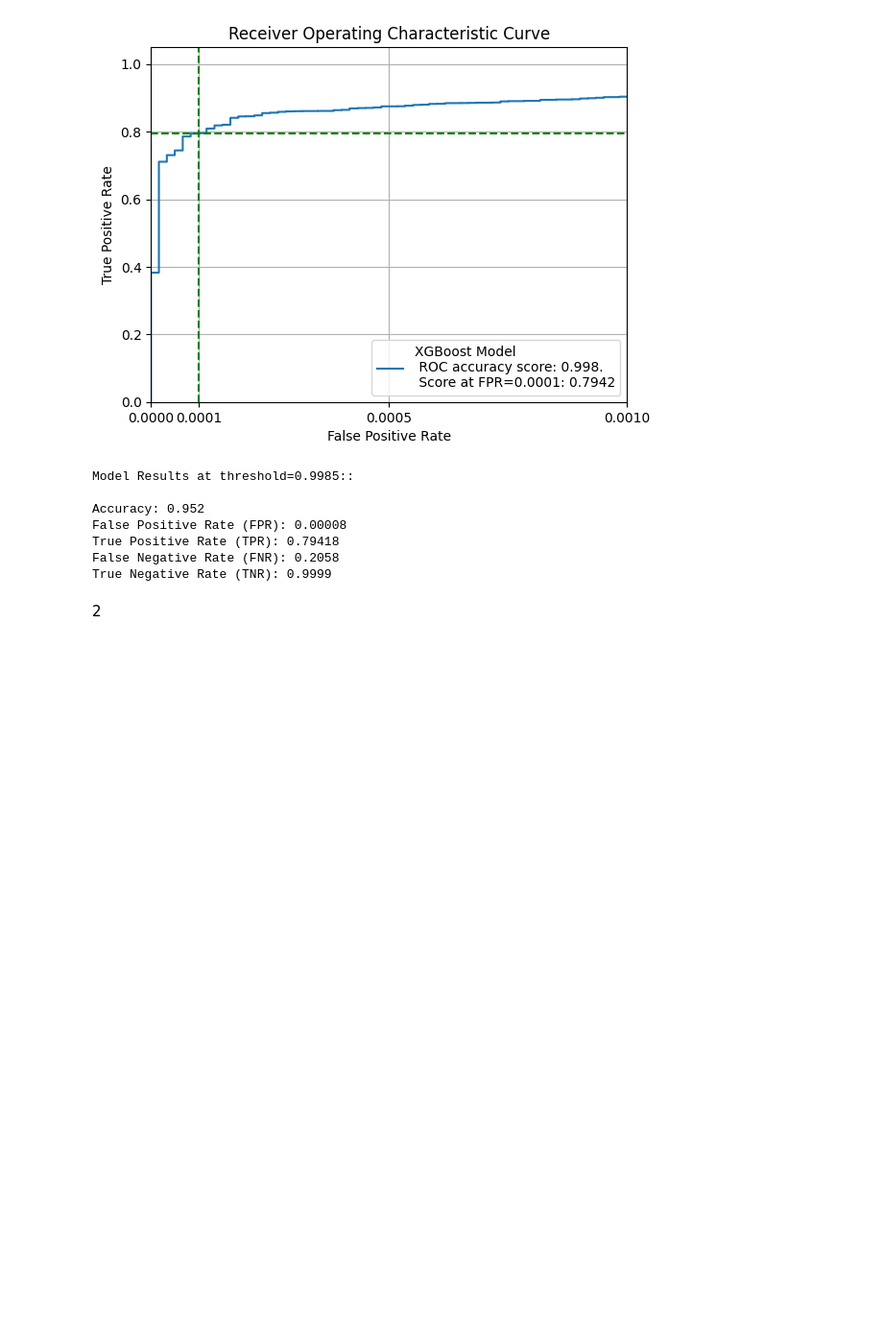
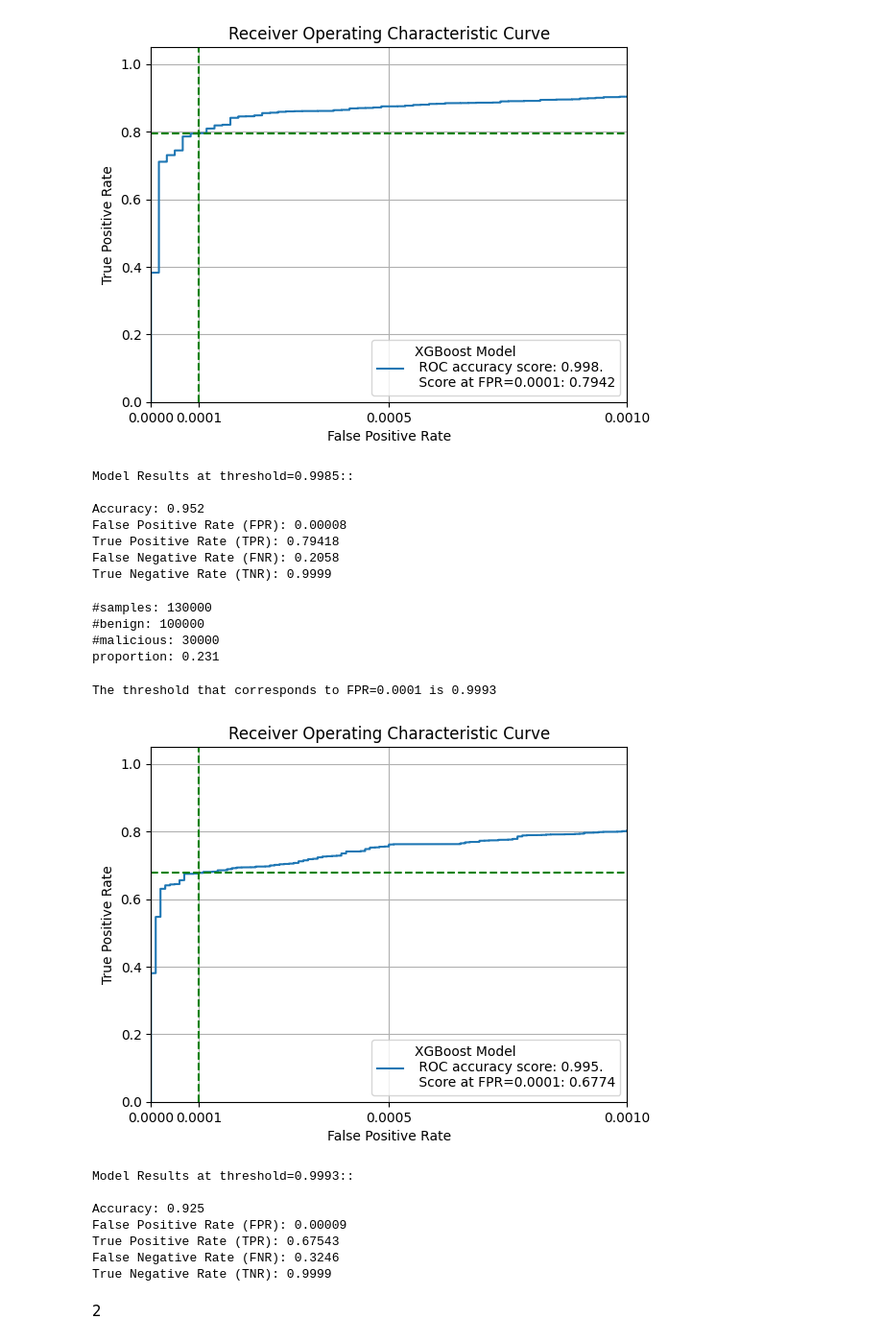
Before and after one commit to DanielFadlon/LWSM, a Jupyter notebook: LWSM.ipynb, the cells around one changed output. Shown at 96% size. Saved outputs shown, nothing was run; the diff lists cells and outputs as text; code cells hidden in the pictures; blank space fills up the shorter version.

Commit message:
LBF with total 0.0001 on the dataset

```diff
--- a/LWSM.ipynb
+++ b/LWSM.ipynb
@@ -194,10 +194,6 @@ print('Number of features in X_train:', X_train.shape[1])
 Number of features in X_train: 2381
 # %% [markdown]
 ### Data Cleaning and Preparation
-# %%
-# save sample index in DataFram for hash extraction
-train_hashes_idx = np.arange(0, 800000)
-X_train = np.c_[X_train, train_hashes_idx]
 # %%
 def remove_unlabled_samples(X, y, emberdf):
   """
@@ -227,17 +223,6 @@ print(f'X_val shape: {X_val.shape}')
 (800000, 2381)
 X_train shape: (480000, 2381)
 X_val shape: (120000, 2381)
-# %%
-def save_sample_index_in_df(X_train, X_val):
-  return {'train': X_train[:, -1], 'val': X_val[:, -1]}
-
-
-def remove_sample_index_from_dataset(X_train, X_val):
-  return X_train[:, :-1], X_val[:, :-1]
-
-
-samples_indexes_in_df = save_sample_index_in_df(X_train, X_val)
-X_train, X_val = remove_sample_index_from_dataset(X_train, X_val)
 # %% [markdown]
 ### EDA - Exploratory Data Analysis
 # %% [markdown]
@@ -911,12 +896,3 @@ m1.fit(params, num_rounds=300)
 [206]   test-logloss:0.04954
 [207]   test-logloss:0.04953
 [208]   test-logloss:0.04952
-# %%
-m1 = XGB_Model(X1_train, y_train, X1_val, y_val)
-params = {
-    'max_depth': 13,  # maximum depth of each tree
-    'eta': 0.3,  # learning_rate
-    'objective': 'binary:logistic',
-    'num_class': 1
-}
-m1.fit(params, num_rounds=300)
@@ -1306,6 +1263,25 @@ False Positive Rate (FPR): 0.00008
 True Positive Rate (TPR): 0.79418
 False Negative Rate (FNR): 0.2058
 True Negative Rate (TNR): 0.9999
+# %%
+X_adjusted_test, y_adjusted_test = adjust_malicious_proportion(X1_test, y_test, malicious_proportion=0.3)
+# %% [output]
+#samples: 130000
+#benign: 100000
+#malicious: 30000
+proportion: 0.231
+# %%
+_ = selected_ml_model.evaluate(X_adjusted_test, y_adjusted_test)
+# %% [output]
+The threshold that corresponds to FPR=0.0001 is 0.9993
+[figure, added]
+Model Results at threshold=0.9993::
+
+Accuracy: 0.925
+False Positive Rate (FPR): 0.00009
+True Positive Rate (TPR): 0.67543
+False Negative Rate (FNR): 0.3246
+True Negative Rate (TNR): 0.9999
 # %% [markdown]
 2
 # %%
```
Also changed, not shown: parts of 30 cells of this notebook.
